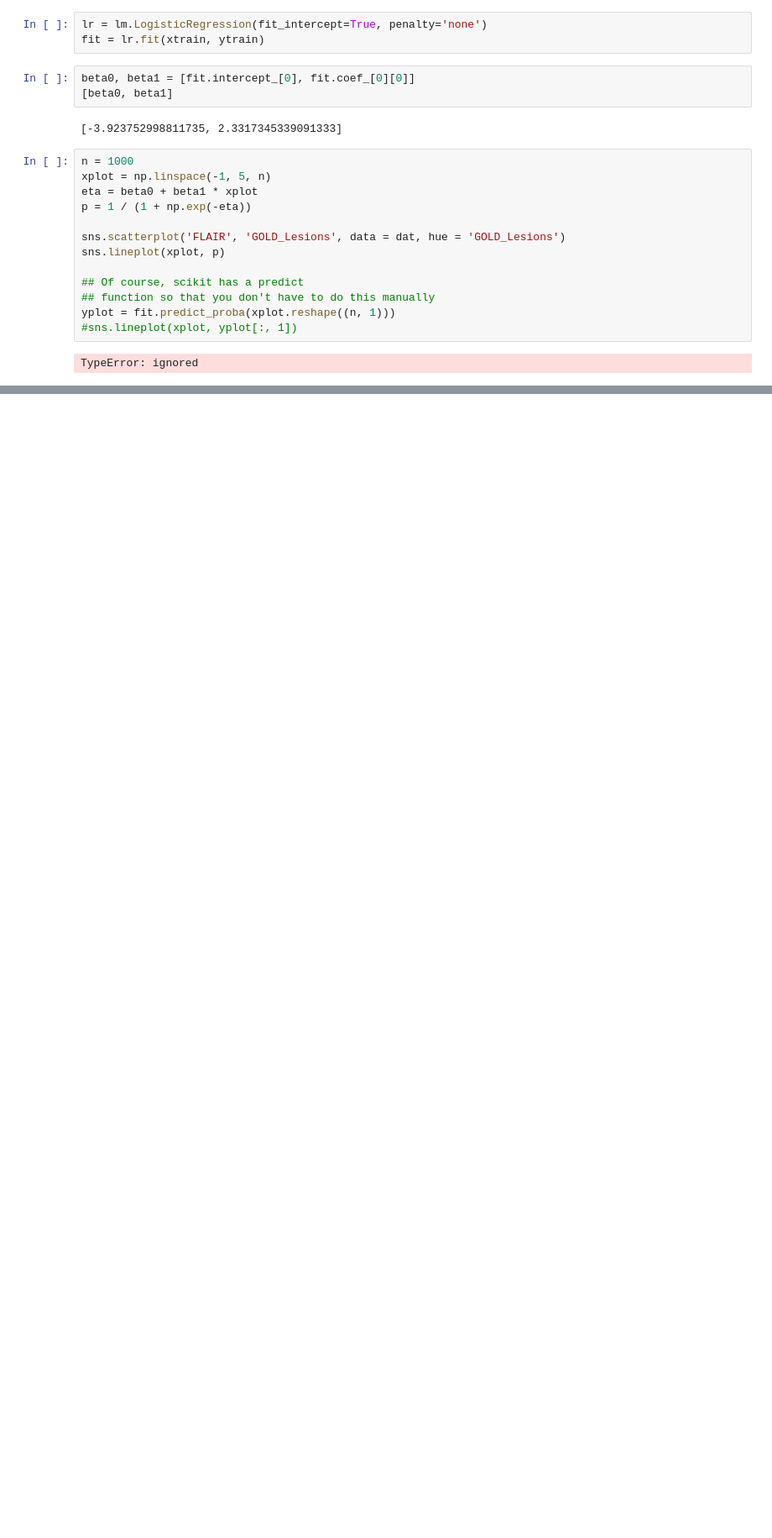
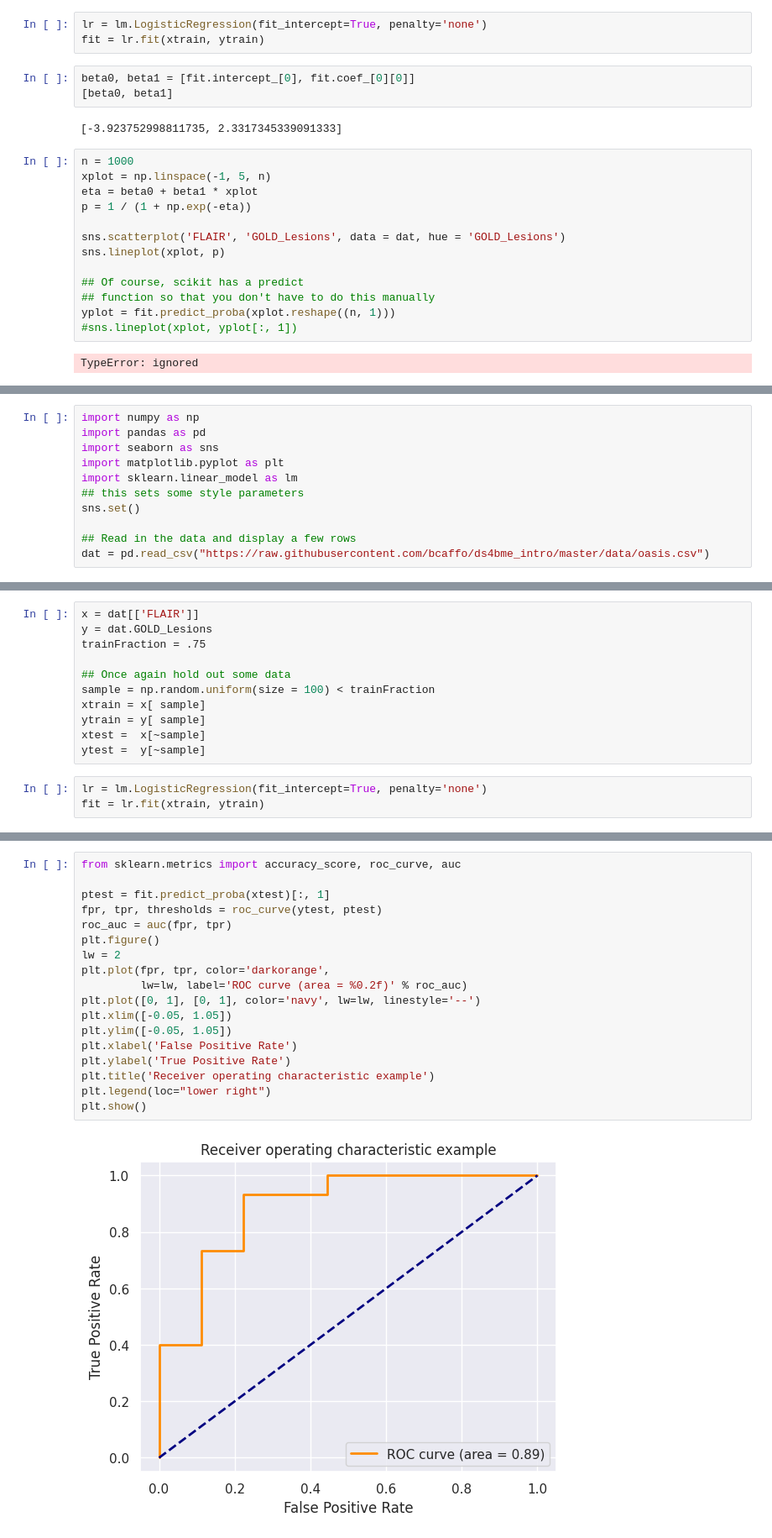
Before and after one commit to Livi-Arbo/BME-DS-Notes, a Jupyter notebook: Data_Science_Notes.ipynb, the cells around one changed output, grey strips where cells are left out. Shown at 84% size. Cells and saved outputs as stored; diff of their text form; blank space fills up the shorter version.

```diff
--- a/Data_Science_Notes.ipynb
+++ b/Data_Science_Notes.ipynb
@@ -518,0 +537,11 @@ TypeError: ignored
+# %%
+import numpy as np
+import pandas as pd
+import seaborn as sns
+import matplotlib.pyplot as plt
+import sklearn.linear_model as lm
+## this sets some style parameters
+sns.set()
+
+## Read in the data and display a few rows
+dat = pd.read_csv("https://raw.githubusercontent.com/bcaffo/ds4bme_intro/master/data/oasis.csv")
@@ -518,0 +553,14 @@ TypeError: ignored
+# %%
+x = dat[['FLAIR']]
+y = dat.GOLD_Lesions
+trainFraction = .75
+
+## Once again hold out some data
+sample = np.random.uniform(size = 100) < trainFraction
+xtrain = x[ sample]
+ytrain = y[ sample]
+xtest =  x[~sample]
+ytest =  y[~sample]
+# %%
+lr = lm.LogisticRegression(fit_intercept=True, penalty='none')
+fit = lr.fit(xtrain, ytrain)
@@ -518,0 +606,20 @@ TypeError: ignored
+# %%
+from sklearn.metrics import accuracy_score, roc_curve, auc
+
+ptest = fit.predict_proba(xtest)[:, 1]
+fpr, tpr, thresholds = roc_curve(ytest, ptest)
+roc_auc = auc(fpr, tpr)
+plt.figure()
+lw = 2
+plt.plot(fpr, tpr, color='darkorange',
+         lw=lw, label='ROC curve (area = %0.2f)' % roc_auc)
+plt.plot([0, 1], [0, 1], color='navy', lw=lw, linestyle='--')
+plt.xlim([-0.05, 1.05])
+plt.ylim([-0.05, 1.05])
+plt.xlabel('False Positive Rate')
+plt.ylabel('True Positive Rate')
+plt.title('Receiver operating characteristic example')
+plt.legend(loc="lower right")
+plt.show()
+# %% [output]
+[figure, added]
```
Also changed, not shown: parts of 9 cells of this notebook.
